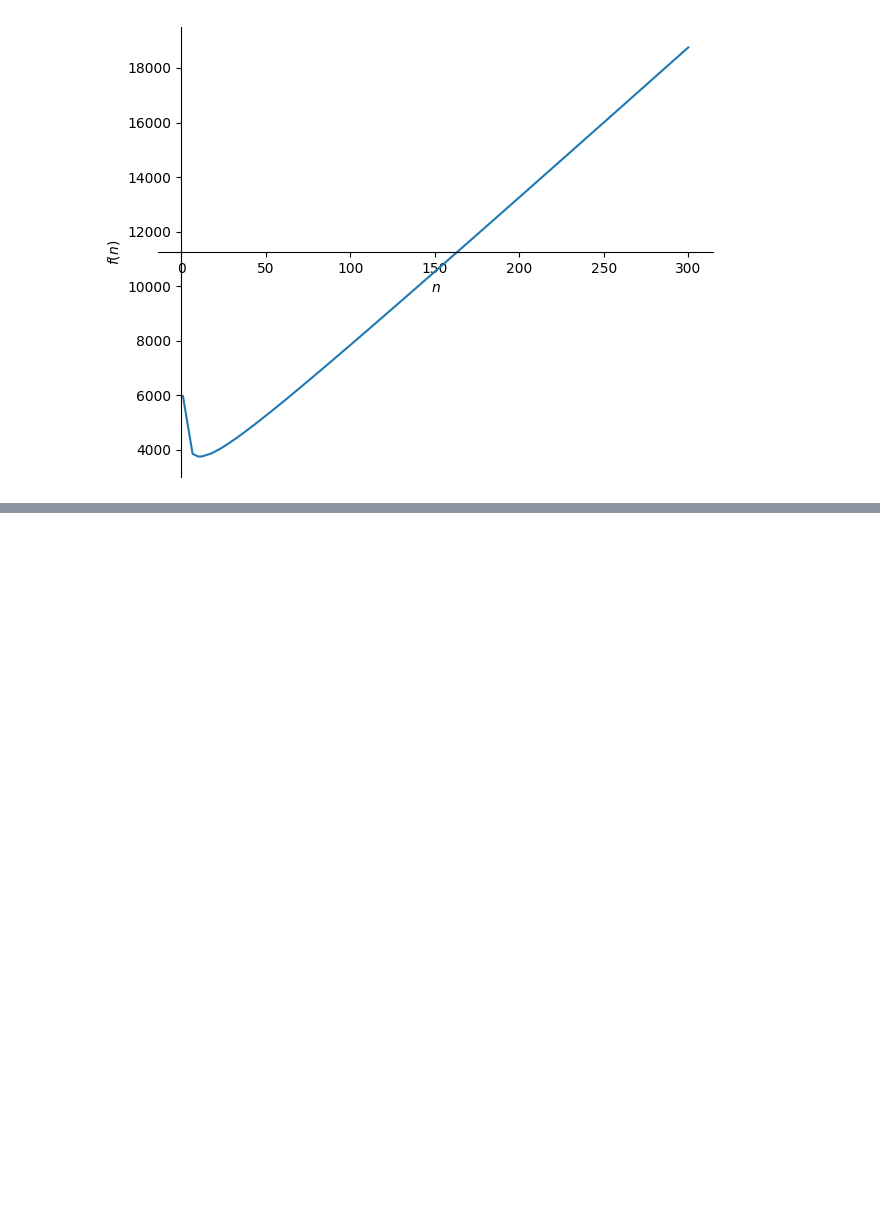
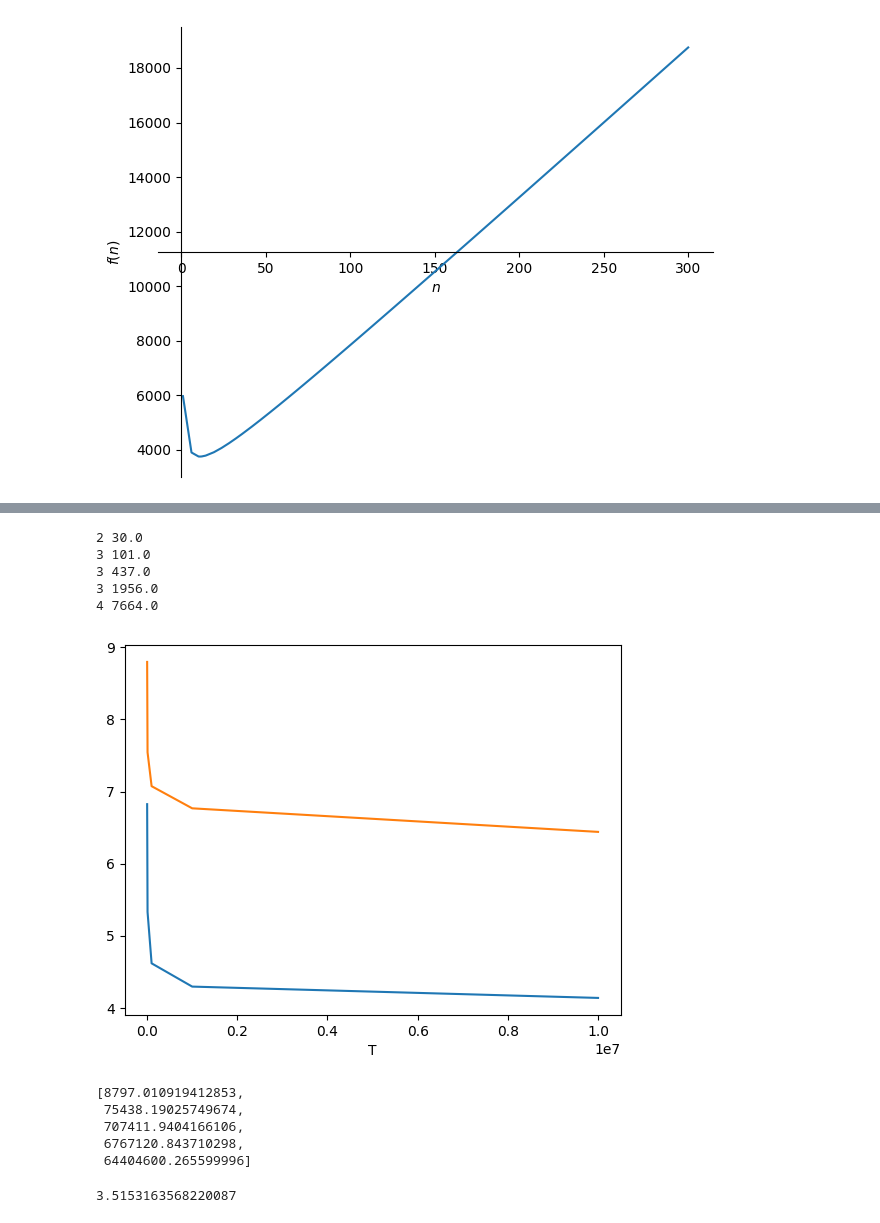
Before and after one commit to ivankirev13/Performative-Regression, a Jupyter notebook: performative_regression.ipynb, the cells around one changed output, grey strips where cells are left out. Saved outputs shown, nothing was run; the diff lists cells and outputs as text; code cells hidden in the pictures; blank space fills up the shorter version.

```diff
--- a/performative_regression.ipynb
+++ b/performative_regression.ipynb
@@ -402,0 +411,38 @@ plt.show()
+# %%
+regrets = []
+bs = []
+regrets_larger = []
+
+ts = [10**i for i in range(3, 8)]
+for T in ts:
+    ks, ns = optimal_n_k(T, plot=False)
+
+    regrets.append(regret(ks, ns, T) / T)
+    regrets_larger.append(regret(int(np.log(T)), int(np.log(T)), T) / T)
+    print(ks, ns)
+
+%matplotlib inline
+plt.plot(ts, regrets)
+plt.plot(ts, regrets_larger)
+plt.xlabel("T")
+plt.show()
+# %% [output]
+2 30.0
+3 101.0
+3 437.0
+3 1956.0
+4 7664.0
+[figure, added]
+# %%
+regrets_larger
+# %% [output]
+[8797.010919412853,
+ 75438.19025749674,
+ 707411.9404166106,
+ 6767120.843710298,
+ 64404600.265599996]
+# %%
+k, n = 2, 30
+(1 / (2**k * factorial(k+1)) + 1.96 * 1 / np.sqrt(n)) * 2 * (4 + (1 / (2**k * factorial(k+1)) + 1.96 * 1 / np.sqrt(n)))
+# %% [output]
+3.5153163568220087
```
Also changed, not shown: parts of 4 cells of this notebook.
